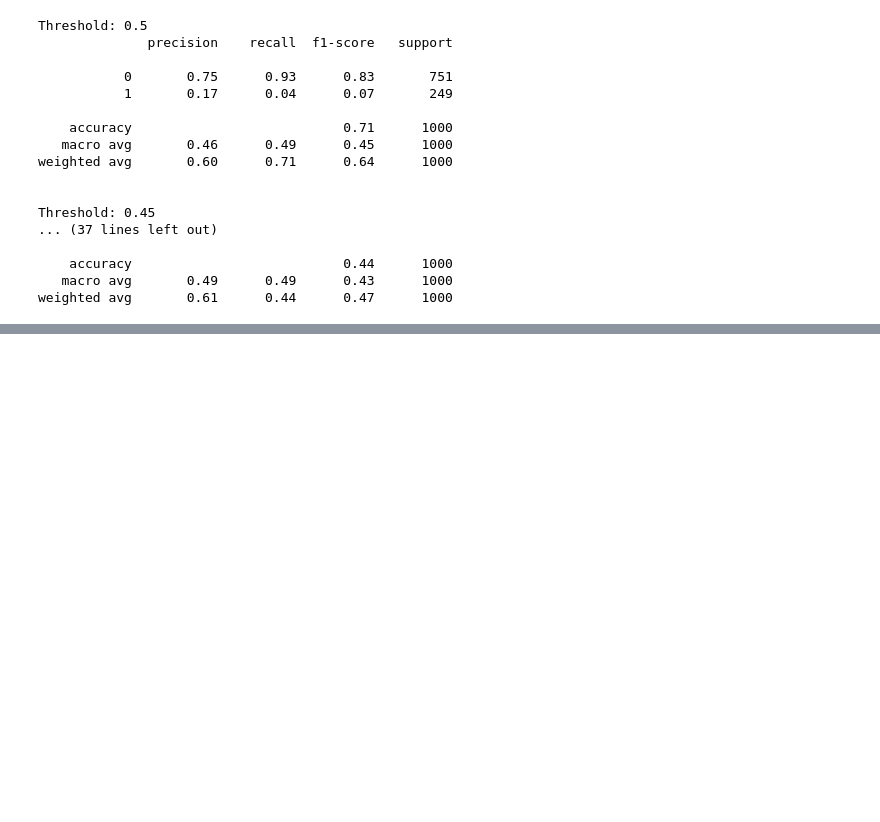
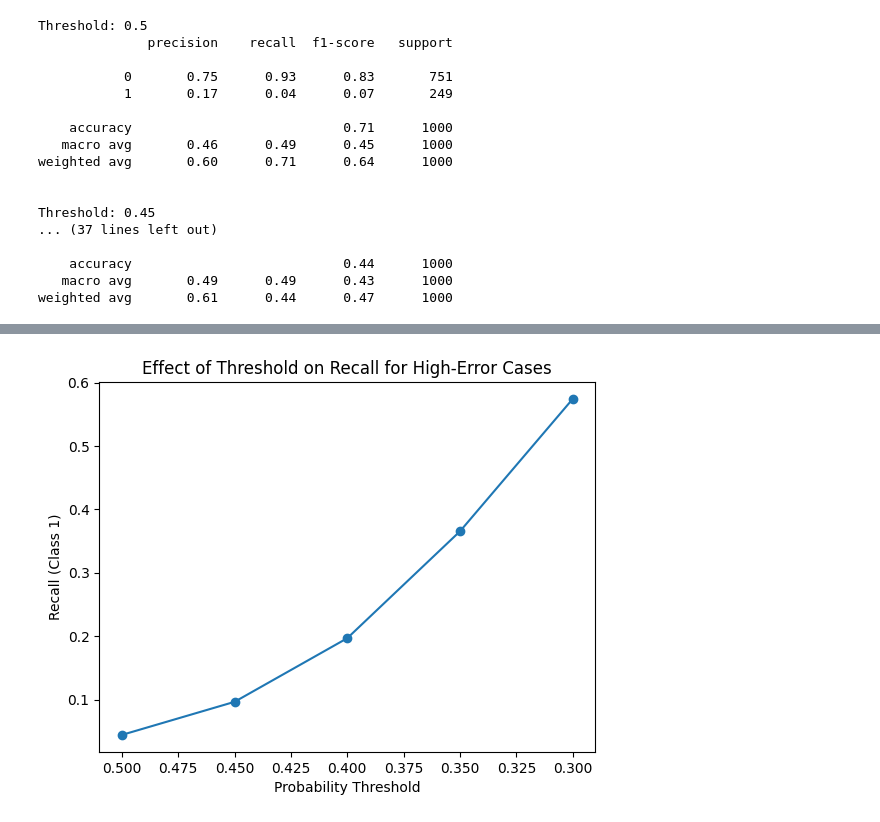
Before and after one commit to salvadorfrs5/server-crash-prediction, a Jupyter notebook: notebooks/cloud_workload_cleaning.ipynb, the cells around one changed output, grey strips where cells are left out. Saved outputs shown, nothing was run; the diff lists cells and outputs as text; code cells hidden in the pictures; blank space fills up the shorter version.

```diff
--- a/notebooks/cloud_workload_cleaning.ipynb
+++ b/notebooks/cloud_workload_cleaning.ipynb
@@ -237,0 +290,18 @@ weighted avg       0.61      0.44      0.47      1000
+# %%
+thresholds = [0.5, 0.45, 0.40, 0.35, 0.30]
+recalls = []
+
+from sklearn.metrics import recall_score
+
+for t in thresholds:
+    y_pred_adj = (y_proba > t).astype(int)
+    recalls.append(recall_score(y_test, y_pred_adj))
+
+plt.plot(thresholds, recalls, marker='o')
+plt.xlabel("Probability Threshold")
+plt.ylabel("Recall (Class 1)")
+plt.title("Effect of Threshold on Recall for High-Error Cases")
+plt.gca().invert_xaxis()  # so 0.5 → 0.3 left-to-right
+plt.show()
+# %% [output]
+[figure, added]
```
Also changed, not shown: parts of 4 cells of this notebook.
